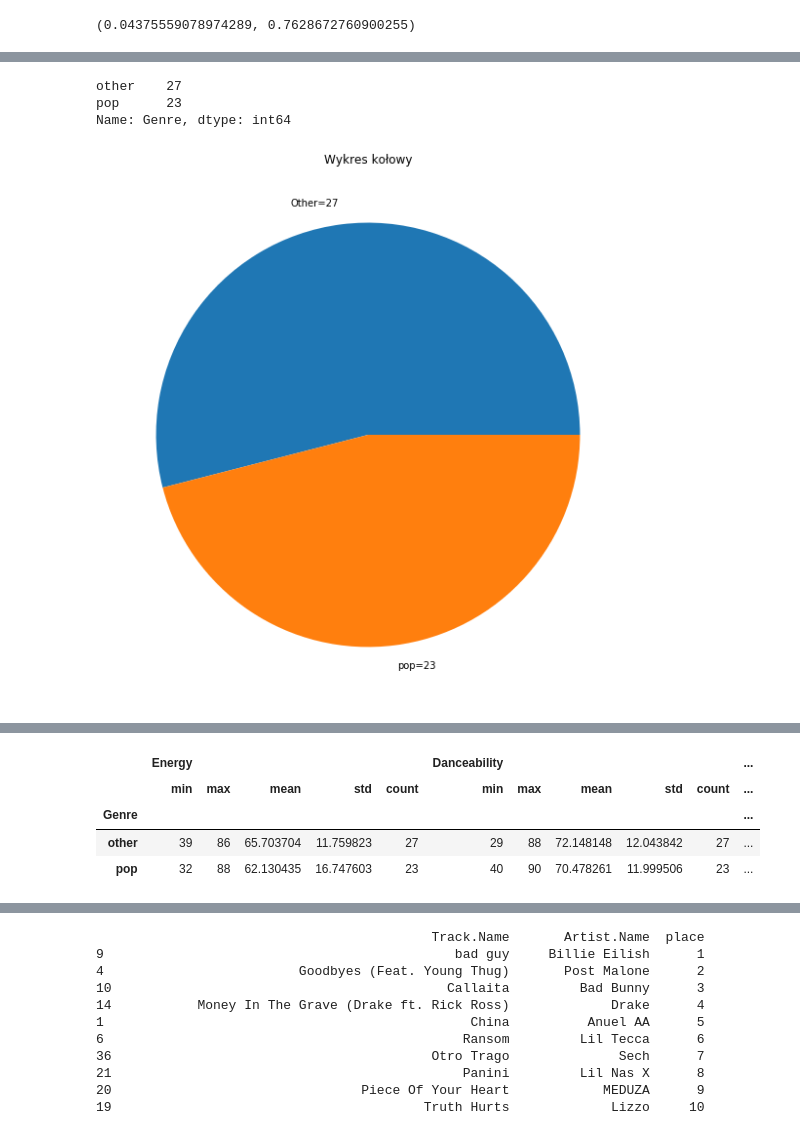
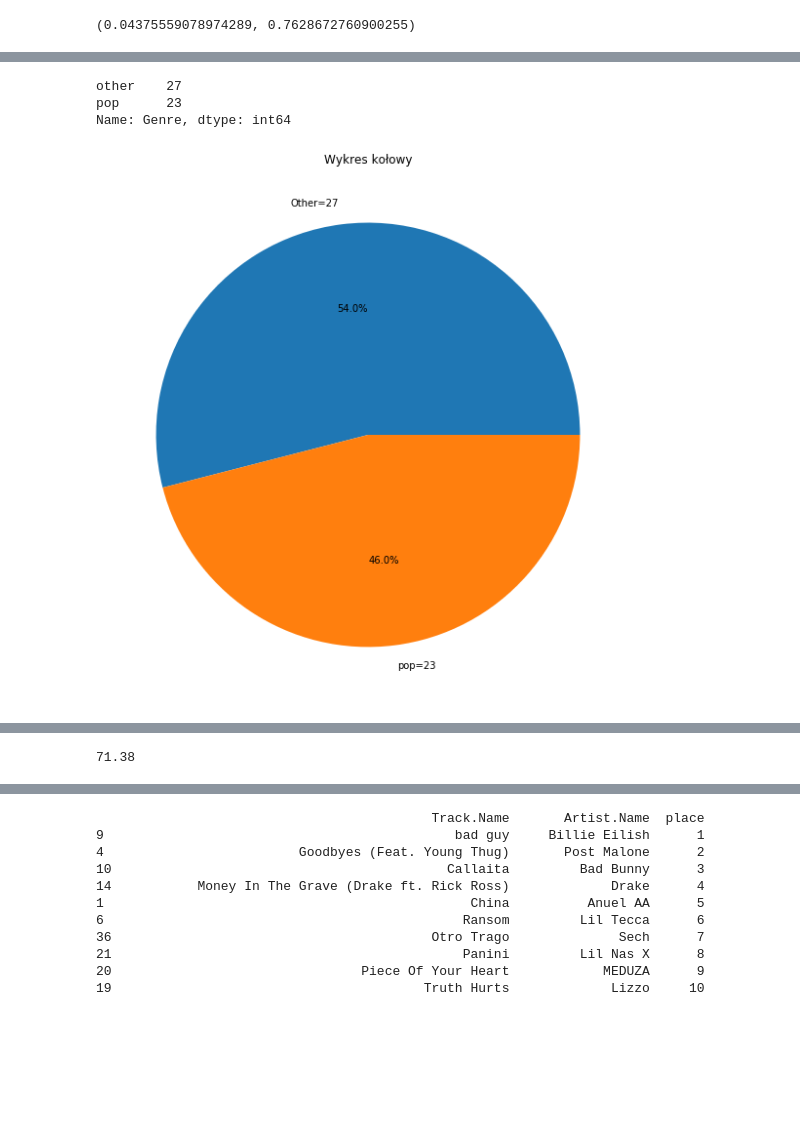
Before and after one commit to sageroe/Data_analysis, a Jupyter notebook: Raport.ipynb, the cells around one changed output, grey strips where cells are left out. Drawn from its saved outputs; the diff is of its cells as text; code cells hidden in the pictures; blank space fills up the shorter version.

```diff
--- a/Raport.ipynb
+++ b/Raport.ipynb
@@ -190,15 +189,15 @@ data["Genre"] = data["Genre"].where(data["Genre"] == "pop","other")
 # %%
 s = data["Genre"].value_counts() ### ilość popu i innych
 print(s)
 plt.figure(figsize=(10,10))
-plt.pie(s, labels = ['Other=27', 'pop=23'])
+plt.pie(s, labels = ['Other=27', 'pop=23'],autopct='%1.1f%%')
 plt.title('Wykres kołowy')
 plt.show()
 # %% [output]
 other    27
 pop      23
 Name: Genre, dtype: int64
-[figure, old version]
+[figure, new version]
 # %%
 data.describe()
 # %% [output]
@@ -214,12 +213,11 @@ data.describe()
 # %%
 data.groupby("Genre")[["Energy","Danceability","Beats.Per.Minute"]].agg(['min','max','mean','std','count'])
 #największe różnica średnich w Valance
+x= ["Genre"]
+y= data["Danceability"].agg('mean')
+print(y)
 # %% [output]
-|  | Energy |  |  |  |  | Danceability |  |  |  |  | ... |
-|  | min | max | mean | std | count | min | max | mean | std | count | ... |
-| Genre |  |  |  |  |  |  |  |  |  |  | ... |
-| other | 39 | 86 | 65.703704 | 11.759823 | 27 | 29 | 88 | 72.148148 | 12.043842 | 27 | ... |
-| pop | 32 | 88 | 62.130435 | 16.747603 | 23 | 40 | 90 | 70.478261 | 11.999506 | 23 | ... |
+71.38
 # %%
 data.head()
 # %% [output]
```
Also changed, not shown: parts of 11 cells of this notebook, 1 other file.
